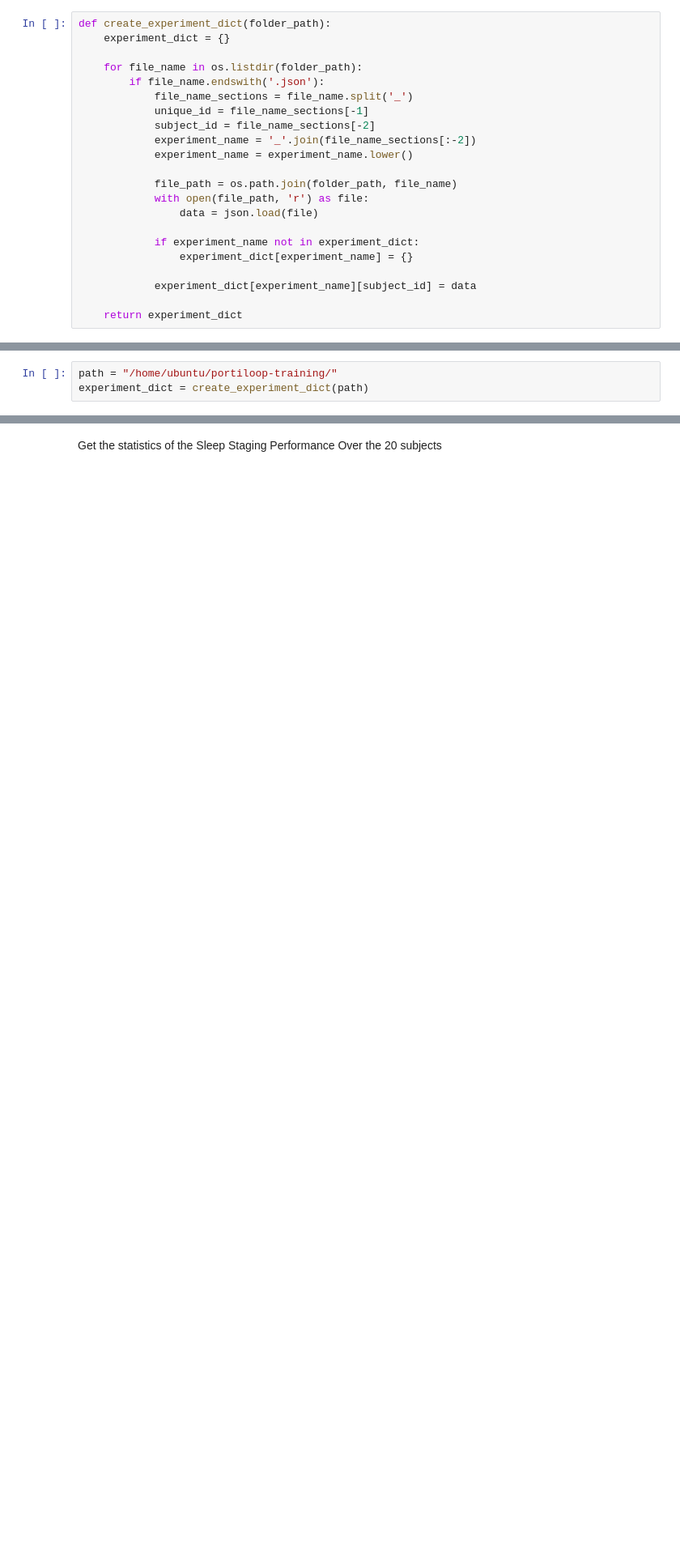
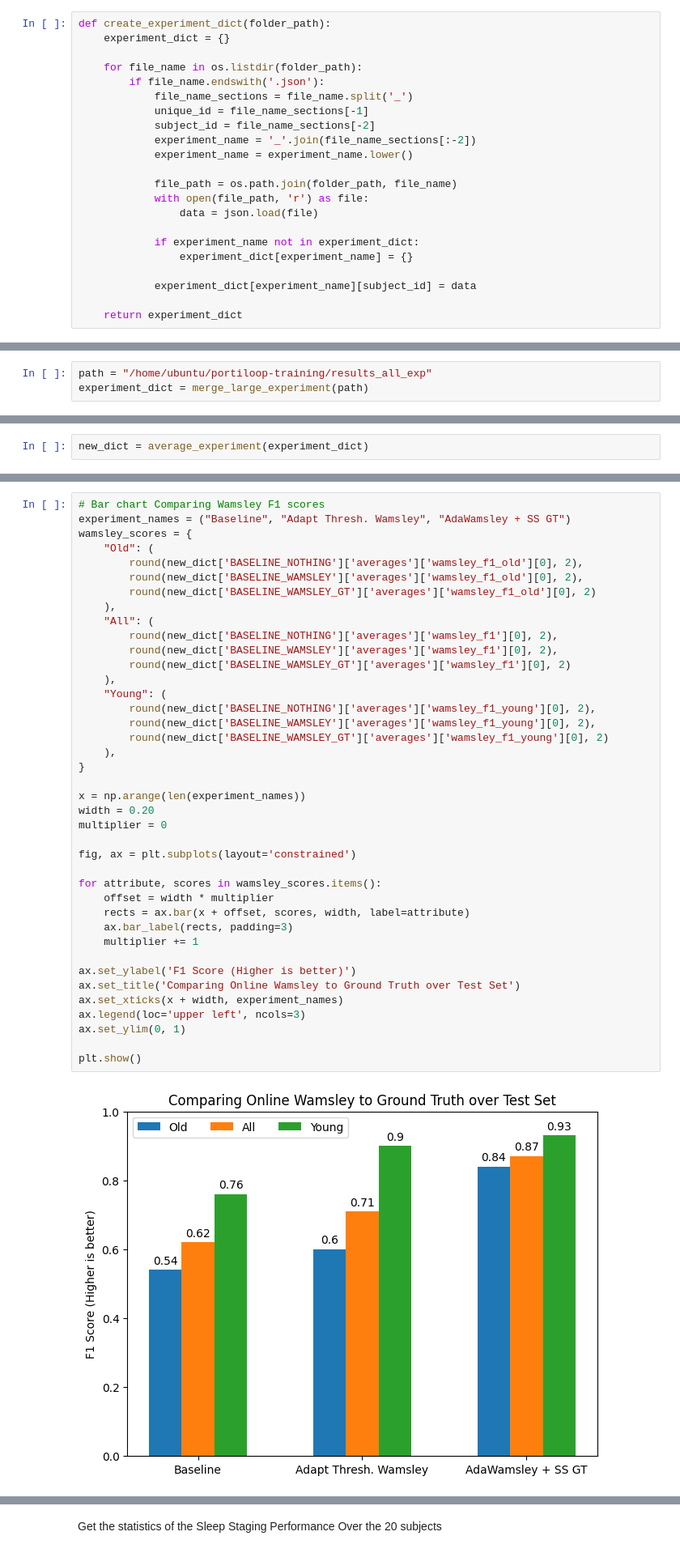
Before and after one commit to Portiloop/portiloop-training, a Jupyter notebook: notebooks/explore_results_adaptation.ipynb, the cells around one changed output, grey strips where cells are left out. Shown at 81% size. Saved outputs shown, nothing was run; the diff lists cells and outputs as text; blank space fills up the shorter version.

Commit message:
Fixed Wamsley + More results

```diff
--- a/notebooks/explore_results_adaptation.ipynb
+++ b/notebooks/explore_results_adaptation.ipynb
@@ -28,3 +48,3 @@ def create_experiment_dict(folder_path):
 # %%
-path = "/home/ubuntu/portiloop-training/"
-experiment_dict = create_experiment_dict(path)
+path = "/home/ubuntu/portiloop-training/results_all_exp"
+experiment_dict = merge_large_experiment(path)
@@ -30,0 +161,2 @@ experiment_dict = create_experiment_dict(path)
+# %%
+new_dict = average_experiment(experiment_dict)
@@ -30,0 +206,42 @@ experiment_dict = create_experiment_dict(path)
+# %%
+# Bar chart Comparing Wamsley F1 scores
+experiment_names = ("Baseline", "Adapt Thresh. Wamsley", "AdaWamsley + SS GT")
+wamsley_scores = {
+    "Old": (
+        round(new_dict['BASELINE_NOTHING']['averages']['wamsley_f1_old'][0], 2),
+        round(new_dict['BASELINE_WAMSLEY']['averages']['wamsley_f1_old'][0], 2),
+        round(new_dict['BASELINE_WAMSLEY_GT']['averages']['wamsley_f1_old'][0], 2)
+    ),
+    "All": (
+        round(new_dict['BASELINE_NOTHING']['averages']['wamsley_f1'][0], 2),
+        round(new_dict['BASELINE_WAMSLEY']['averages']['wamsley_f1'][0], 2),
+        round(new_dict['BASELINE_WAMSLEY_GT']['averages']['wamsley_f1'][0], 2)
+    ),
+    "Young": (
+        round(new_dict['BASELINE_NOTHING']['averages']['wamsley_f1_young'][0], 2),
+        round(new_dict['BASELINE_WAMSLEY']['averages']['wamsley_f1_young'][0], 2),
+        round(new_dict['BASELINE_WAMSLEY_GT']['averages']['wamsley_f1_young'][0], 2)
+    ),
+}
+
+x = np.arange(len(experiment_names))
+width = 0.20
+multiplier = 0
+
+fig, ax = plt.subplots(layout='constrained')
+
+for attribute, scores in wamsley_scores.items():
+    offset = width * multiplier
+    rects = ax.bar(x + offset, scores, width, label=attribute)
+    ax.bar_label(rects, padding=3)
+    multiplier += 1
+
+ax.set_ylabel('F1 Score (Higher is better)')
+ax.set_title('Comparing Online Wamsley to Ground Truth over Test Set')
+ax.set_xticks(x + width, experiment_names)
+ax.legend(loc='upper left', ncols=3)
+ax.set_ylim(0, 1)
+
+plt.show()
+# %% [output]
+[figure, added]
```
Also changed, not shown: parts of 46 cells of this notebook, 5 other files.
